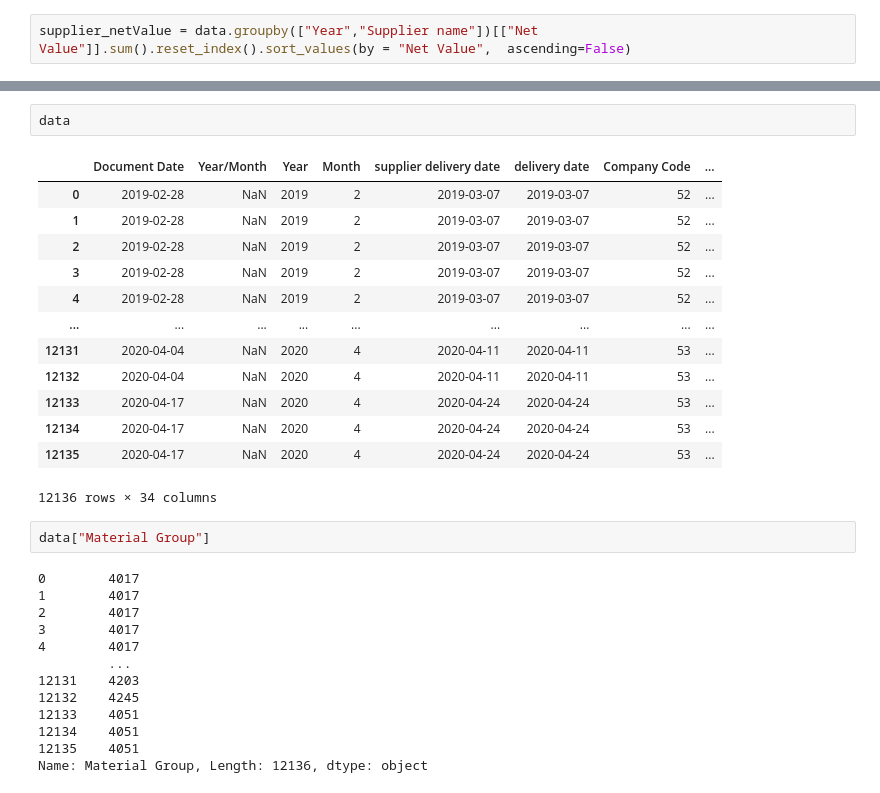
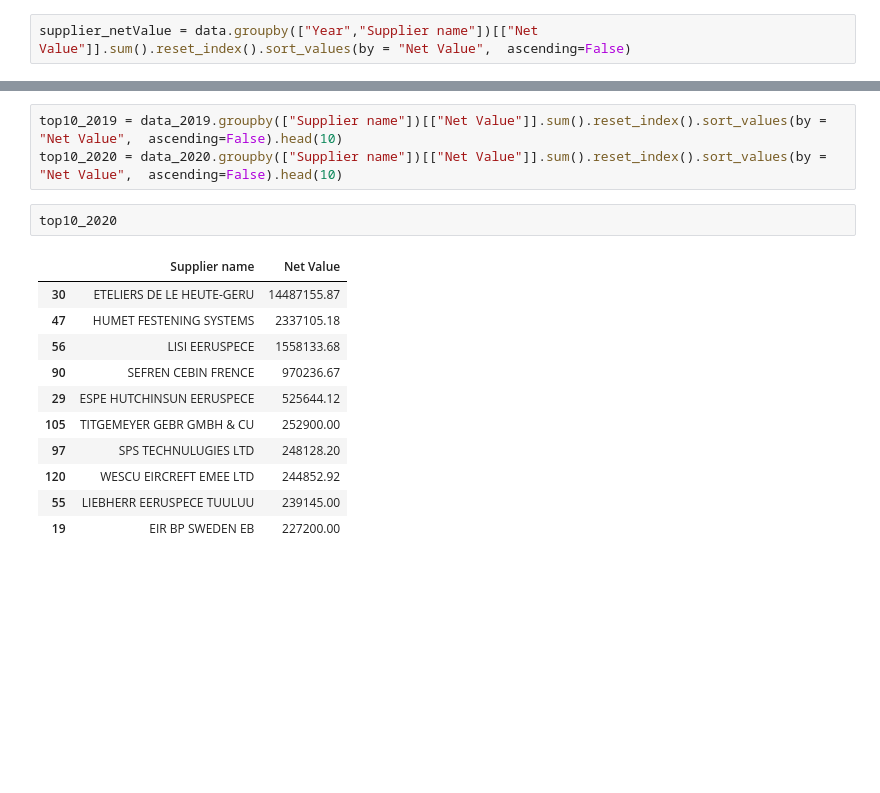
Before and after one commit to zabi-salehi/Data_Visualization, a Jupyter notebook: visualisation.ipynb, the cells around one changed output, grey strips where cells are left out. Drawn from its saved outputs; the diff is of its cells as text; blank space fills up the shorter version.

```diff
--- a/visualisation.ipynb
+++ b/visualisation.ipynb
@@ -244,31 +244,17 @@ plt.show()
-# %%
-data
-# %% [output]
-|  | Document Date | Year/Month | Year | Month | supplier delivery date | delivery date | Company Code | ... |
-| 0 | 2019-02-28 | NaN | 2019 | 2 | 2019-03-07 | 2019-03-07 | 52 | ... |
-| 1 | 2019-02-28 | NaN | 2019 | 2 | 2019-03-07 | 2019-03-07 | 52 | ... |
-| 2 | 2019-02-28 | NaN | 2019 | 2 | 2019-03-07 | 2019-03-07 | 52 | ... |
-| 3 | 2019-02-28 | NaN | 2019 | 2 | 2019-03-07 | 2019-03-07 | 52 | ... |
-| 4 | 2019-02-28 | NaN | 2019 | 2 | 2019-03-07 | 2019-03-07 | 52 | ... |
-| ... | ... | ... | ... | ... | ... | ... | ... | ... |
-| 12131 | 2020-04-04 | NaN | 2020 | 4 | 2020-04-11 | 2020-04-11 | 53 | ... |
-| 12132 | 2020-04-04 | NaN | 2020 | 4 | 2020-04-11 | 2020-04-11 | 53 | ... |
-| 12133 | 2020-04-17 | NaN | 2020 | 4 | 2020-04-24 | 2020-04-24 | 53 | ... |
-| 12134 | 2020-04-17 | NaN | 2020 | 4 | 2020-04-24 | 2020-04-24 | 53 | ... |
-| 12135 | 2020-04-17 | NaN | 2020 | 4 | 2020-04-24 | 2020-04-24 | 53 | ... |
-12136 rows × 34 columns
-# %%
-data["Material Group"]
-# %% [output]
-0        4017
-1        4017
-2        4017
-3        4017
-4        4017
-         ...
-12131    4203
-12132    4245
-12133    4051
-12134    4051
-12135    4051
-Name: Material Group, Length: 12136, dtype: object
+# %%
+top10_2019 = data_2019.groupby(["Supplier name"])[["Net Value"]].sum().reset_index().sort_values(by = "Net Value",  ascending=False).head(10)
+top10_2020 = data_2020.groupby(["Supplier name"])[["Net Value"]].sum().reset_index().sort_values(by = "Net Value",  ascending=False).head(10)
+# %%
+top10_2020
+# %% [output]
+|  | Supplier name | Net Value |
+| 30 | ETELIERS DE LE HEUTE-GERU | 14487155.87 |
+| 47 | HUMET FESTENING SYSTEMS | 2337105.18 |
+| 56 | LISI EERUSPECE | 1558133.68 |
+| 90 | SEFREN CEBIN FRENCE | 970236.67 |
+| 29 | ESPE HUTCHINSUN EERUSPECE | 525644.12 |
+| 105 | TITGEMEYER GEBR GMBH & CU | 252900.00 |
+| 97 | SPS TECHNULUGIES LTD | 248128.20 |
+| 120 | WESCU EIRCREFT EMEE LTD | 244852.92 |
+| 55 | LIEBHERR EERUSPECE TUULUU | 239145.00 |
+| 19 | EIR BP SWEDEN EB | 227200.00 |
```
Also changed, not shown: parts of 31 cells of this notebook.
